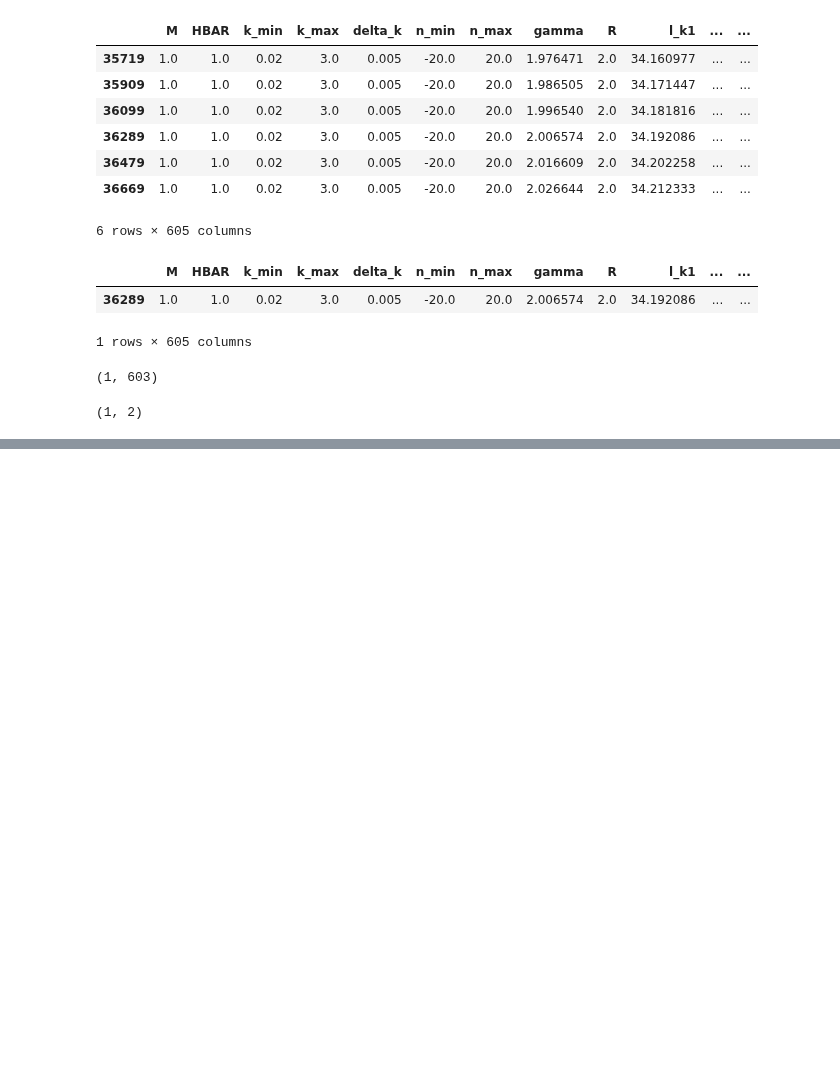
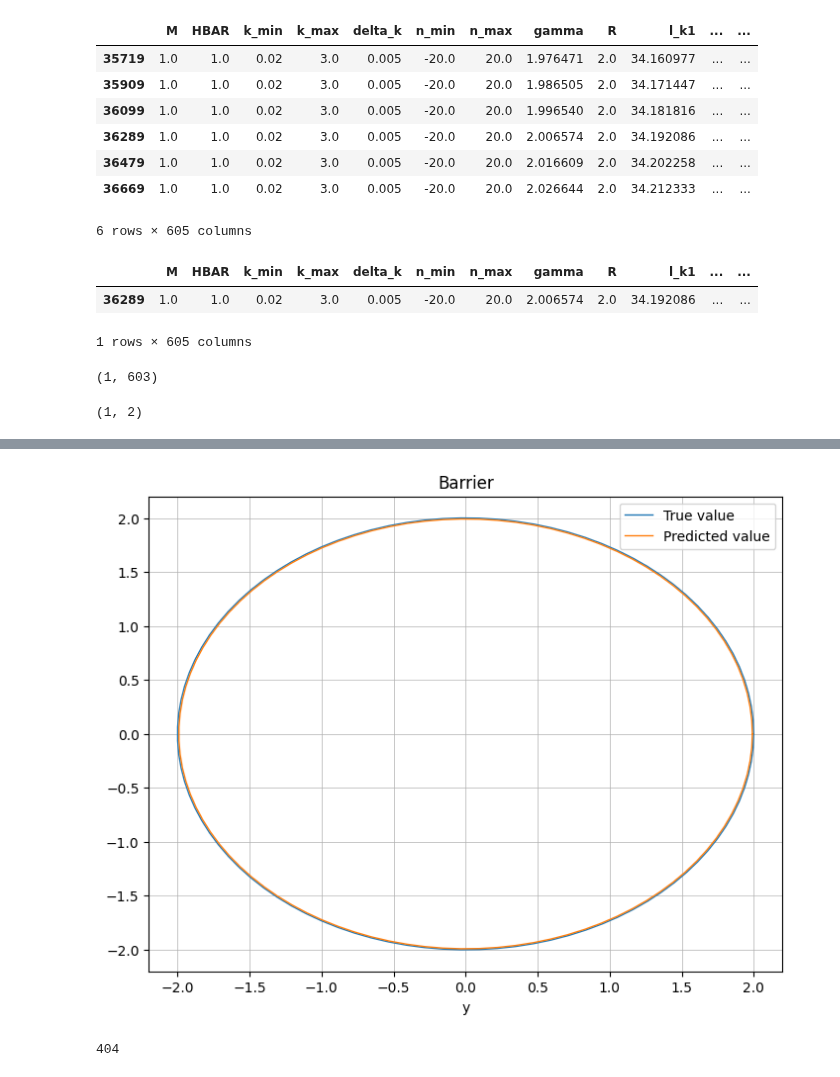
Before and after one commit to Shnrqpdr/inverse-scattering, a Jupyter notebook: circular-billiard.ipynb, the cells around one changed output, grey strips where cells are left out. Saved outputs shown, nothing was run; the diff lists cells and outputs as text; code cells hidden in the pictures; blank space fills up the shorter version.

```diff
--- a/circular-billiard.ipynb
+++ b/circular-billiard.ipynb
@@ -328,7 +242,7 @@ Test Loss: 0.0005868389462167228
 # %%
 saved_state_dict = torch.load('generalized_mlp_weights.pth')
 
-extended_model = GeneralizedMLP(input_size, output_size, 4)
+extended_model = gMLP.GeneralizedMLP(input_size, output_size, 4)
 
 extended_model.hidden_layers[0].load_state_dict({
     'weight': saved_state_dict['hidden_layers.0.weight'],
@@ -345,8 +259,8 @@ criterion = nn.MSELoss()
 optimizer = optim.Adam(extended_model.parameters(), lr=learning_rate)
 
 # Train and evaluate the model
-train_model(extended_model, criterion, optimizer, train_loader, val_loader, num_epochs)
-evaluate_model(extended_model, criterion, test_loader)
+gMLP.train_model(extended_model, criterion, optimizer, train_loader, val_loader, num_epochs)
+gMLP.evaluate_model(extended_model, criterion, test_loader)
 
 torch.save(extended_model.state_dict(), 'generalized_mlp_weights.pth')
 # %% [output]
@@ -435,0 +650,30 @@ Erro quadrático médio:  0.00016762154700700194
+# %%
+import matplotlib
+
+u = np.linspace(0, 2 * np.pi, 100)
+
+x_real, y_real = 2.0 * np.cos(u), 2.0 * np.sin(u)
+x_predicted, y_predicted = r * np.cos(u), r * np.sin(u)
+# %%
+fig = plt.figure(figsize=(8,6))
+axes = fig.add_axes([0.1,0.1,0.8,0.8])
+axes.plot(x_real, y_real, ls='-', lw=1.0, label=f"True value")
+axes.plot(x_predicted, y_predicted, ls='-', lw=1.0, label=f"Predicted value")
+axes.set_title(f'Barrier')
+axes.set_xlabel(f'x')
+axes.set_xlabel(f'y')
+axes.legend(loc='upper right')
+plt.grid(linestyle='-', linewidth=0.5)
+# %% [output]
+[figure, added]
+# %%
+input_size = 603
+output_size = 2
+rule_1 = max(input_size, output_size)
+rule_2 = int(2/3 * input_size + output_size)
+rule_3 = min(2 * input_size - 1, input_size + input_size // 3)
+hidden_neurons = min(rule_1, rule_2, rule_3)
+
+hidden_neurons
+# %% [output]
+404
```
Also changed, not shown: parts of 31 cells of this notebook, 11 other files.
